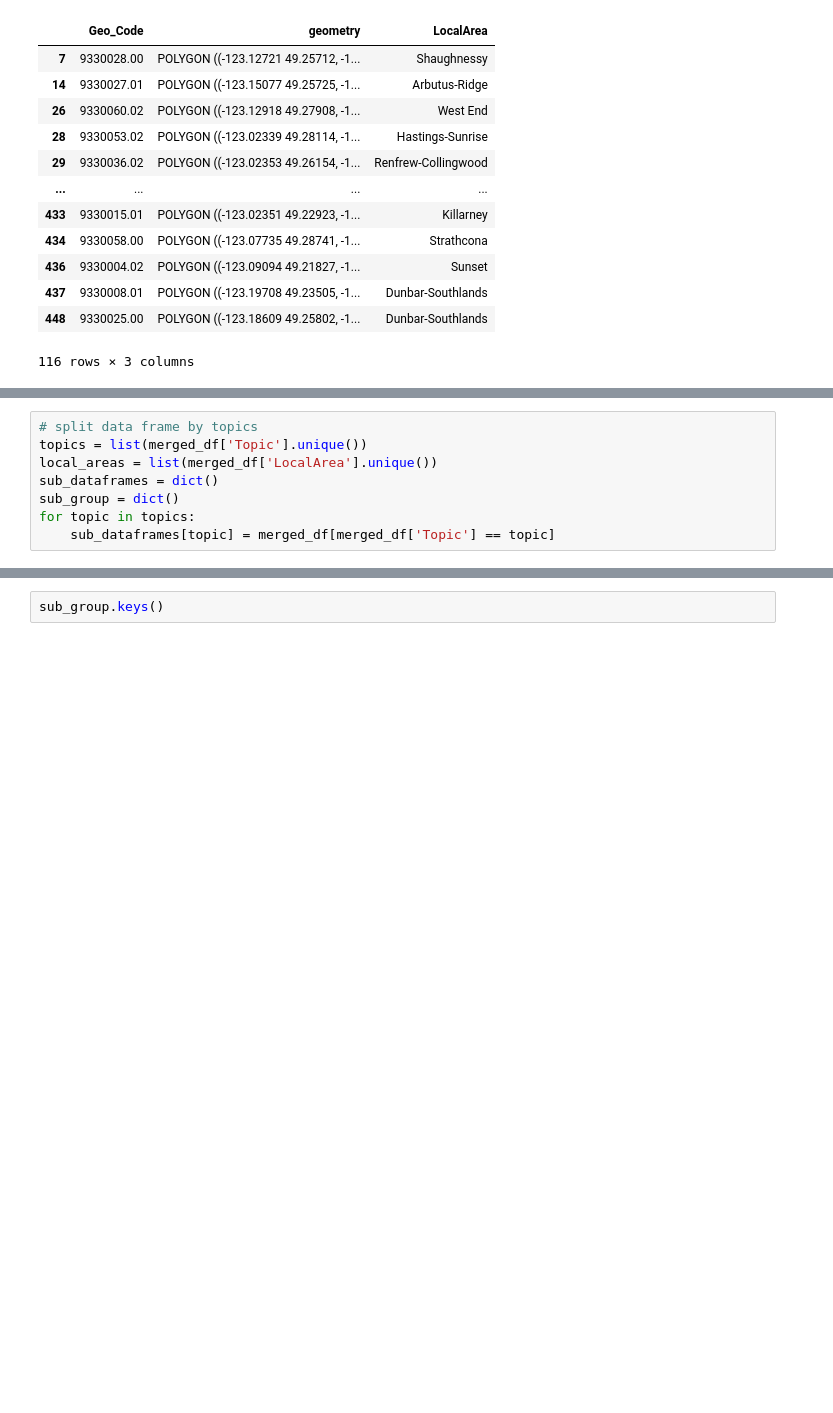
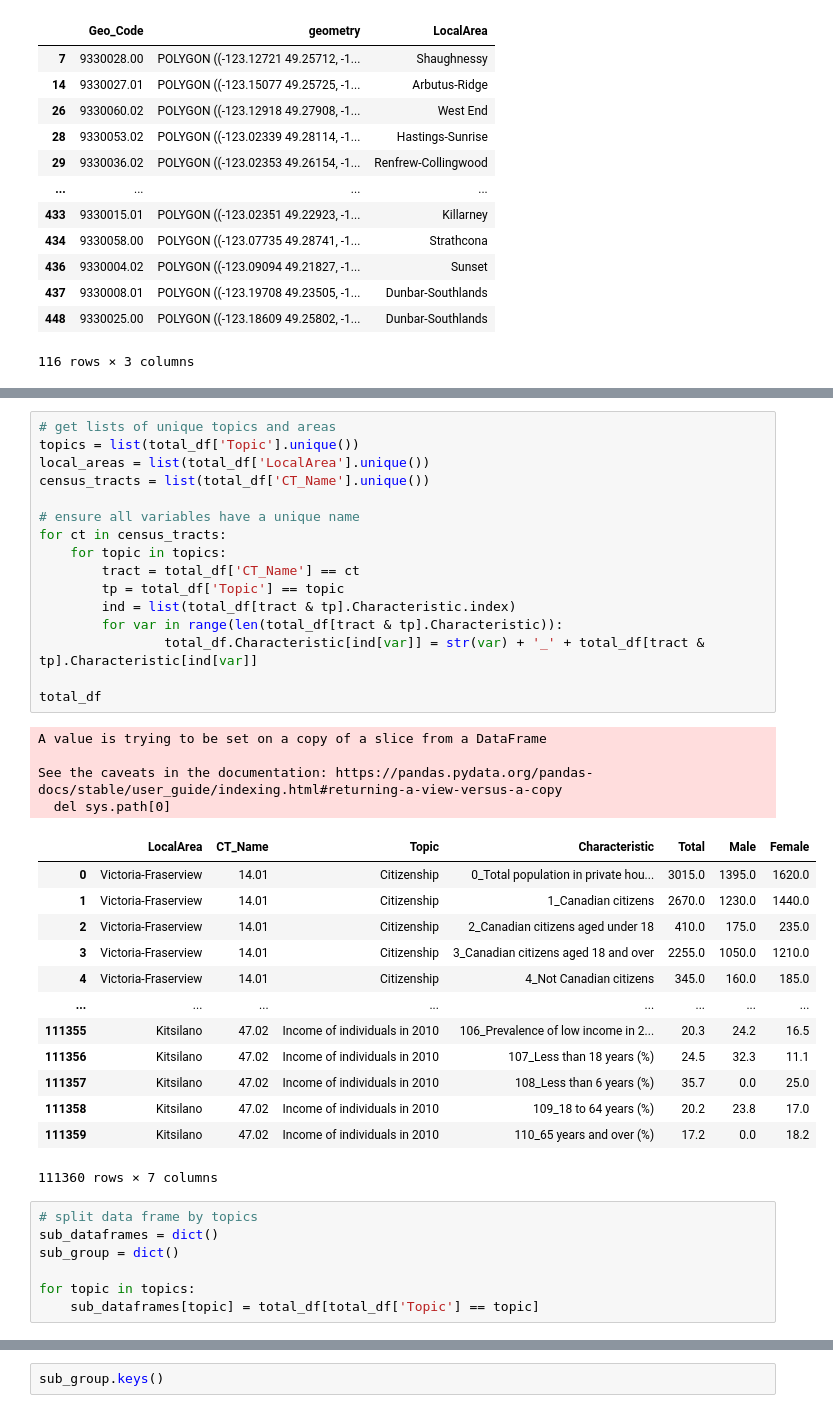
Before and after one commit to aakanksha023/EVAN, a Jupyter notebook: src/02_clean_wrangle/nhs_2011_census.ipynb, the cells around one changed output, grey strips where cells are left out. Saved outputs shown, nothing was run; the diff lists cells and outputs as text; blank space fills up the shorter version.

```diff
--- a/src/02_clean_wrangle/nhs_2011_census.ipynb
+++ b/src/02_clean_wrangle/nhs_2011_census.ipynb
@@ -94,11 +97,44 @@ merged_df
+# %%
+# get lists of unique topics and areas
+topics = list(total_df['Topic'].unique())
+local_areas = list(total_df['LocalArea'].unique())
+census_tracts = list(total_df['CT_Name'].unique())
+
+# ensure all variables have a unique name
+for ct in census_tracts:
+    for topic in topics:
+        tract = total_df['CT_Name'] == ct
+        tp = total_df['Topic'] == topic
+        ind = list(total_df[tract & tp].Characteristic.index)
+        for var in range(len(total_df[tract & tp].Characteristic)):
+                total_df.Characteristic[ind[var]] = str(var) + '_' + total_df[tract & tp].Characteristic[ind[var]]
+
+total_df
+# %% [output]
+A value is trying to be set on a copy of a slice from a DataFrame
+
+See the caveats in the documentation: https://pandas.pydata.org/pandas-docs/stable/user_guide/indexing.html#returning-a-view-versus-a-copy
+  del sys.path[0]
+|  | LocalArea | CT_Name | Topic | Characteristic | Total | Male | Female |
+| 0 | Victoria-Fraserview | 14.01 | Citizenship | 0_Total population in private hou... | 3015.0 | 1395.0 | 1620.0 |
+| 1 | Victoria-Fraserview | 14.01 | Citizenship | 1_Canadian citizens | 2670.0 | 1230.0 | 1440.0 |
+| 2 | Victoria-Fraserview | 14.01 | Citizenship | 2_Canadian citizens aged under 18 | 410.0 | 175.0 | 235.0 |
+| 3 | Victoria-Fraserview | 14.01 | Citizenship | 3_Canadian citizens aged 18 and over | 2255.0 | 1050.0 | 1210.0 |
+| 4 | Victoria-Fraserview | 14.01 | Citizenship | 4_Not Canadian citizens | 345.0 | 160.0 | 185.0 |
+| ... | ... | ... | ... | ... | ... | ... | ... |
+| 111355 | Kitsilano | 47.02 | Income of individuals in 2010 | 106_Prevalence of low income in 2... | 20.3 | 24.2 | 16.5 |
+| 111356 | Kitsilano | 47.02 | Income of individuals in 2010 | 107_Less than 18 years (%) | 24.5 | 32.3 | 11.1 |
+| 111357 | Kitsilano | 47.02 | Income of individuals in 2010 | 108_Less than 6 years (%) | 35.7 | 0.0 | 25.0 |
+| 111358 | Kitsilano | 47.02 | Income of individuals in 2010 | 109_18 to 64 years (%) | 20.2 | 23.8 | 17.0 |
+| 111359 | Kitsilano | 47.02 | Income of individuals in 2010 | 110_65 years and over (%) | 17.2 | 0.0 | 18.2 |
+111360 rows × 7 columns
 # %%
 # split data frame by topics
-topics = list(merged_df['Topic'].unique())
-local_areas = list(merged_df['LocalArea'].unique())
 sub_dataframes = dict()
 sub_group = dict()
+
 for topic in topics:
-    sub_dataframes[topic] = merged_df[merged_df['Topic'] == topic]
+    sub_dataframes[topic] = total_df[total_df['Topic'] == topic]
 # %%
 # Create the nhs directory if it doesn't exist
 os.makedirs('../../data/processed/nhs/', exist_ok=True)
```
Also changed, not shown: parts of 2 cells of this notebook, 1 other file.
